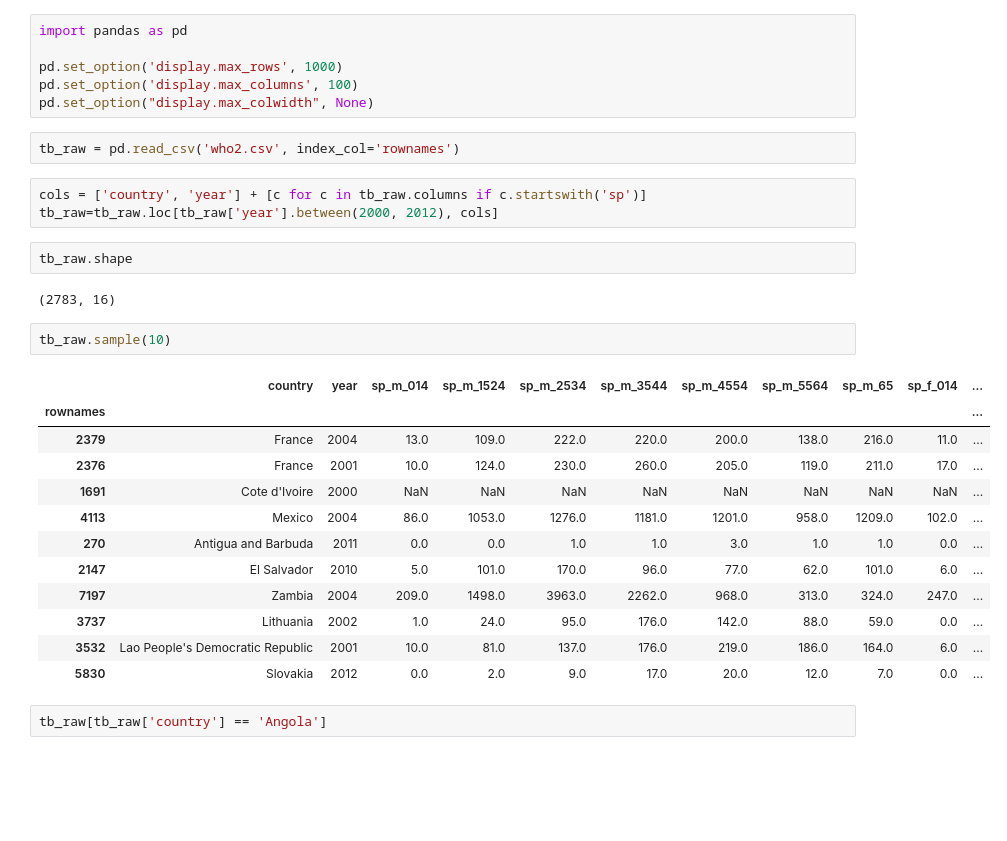
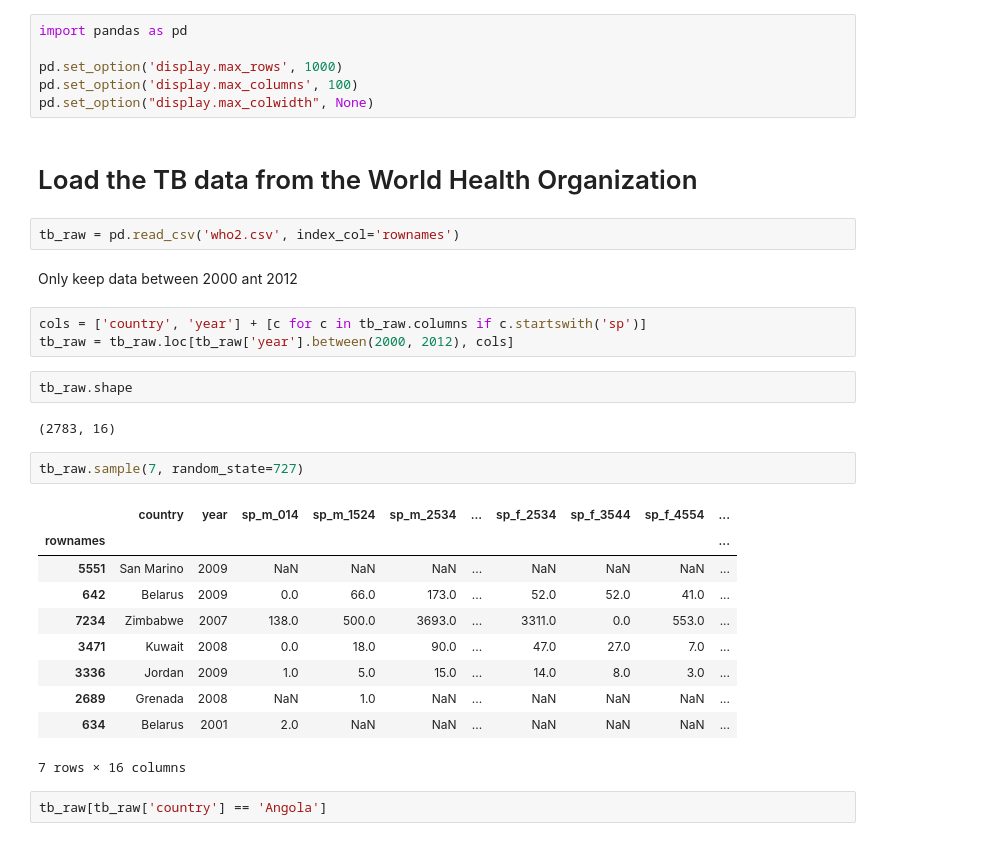
Before and after one commit to victoris93/data_class, a Jupyter notebook: exercises/tabular_tidy_data/tidy_data_solution.ipynb, the cells around one changed output. Drawn from its saved outputs; the diff is of its cells as text; blank space fills up the shorter version.

Commit message:
Tidy data exercise, complete solution

```diff
--- a/exercises/tb/make_tidy.ipynb
+++ b/exercises/tabular_tidy_data/tidy_data_solution.ipynb
@@ -4,30 +6,32 @@ import pandas as pd
 pd.set_option('display.max_rows', 1000)
 pd.set_option('display.max_columns', 100)
 pd.set_option("display.max_colwidth", None)
+# %% [markdown]
+# Load the TB data from the World Health Organization
 # %%
 tb_raw = pd.read_csv('who2.csv', index_col='rownames')
+# %% [markdown]
+Only keep data between 2000 ant 2012
 # %%
 cols = ['country', 'year'] + [c for c in tb_raw.columns if c.startswith('sp')]
-tb_raw=tb_raw.loc[tb_raw['year'].between(2000, 2012), cols]
+tb_raw = tb_raw.loc[tb_raw['year'].between(2000, 2012), cols]
 # %%
 tb_raw.shape
 # %% [output]
 (2783, 16)
 # %%
-tb_raw.sample(10)
+tb_raw.sample(7, random_state=727)
 # %% [output]
-|  | country | year | sp_m_014 | sp_m_1524 | sp_m_2534 | sp_m_3544 | sp_m_4554 | sp_m_5564 | sp_m_65 | sp_f_014 | ... |
-| rownames |  |  |  |  |  |  |  |  |  |  | ... |
-| 2379 | France | 2004 | 13.0 | 109.0 | 222.0 | 220.0 | 200.0 | 138.0 | 216.0 | 11.0 | ... |
-| 2376 | France | 2001 | 10.0 | 124.0 | 230.0 | 260.0 | 205.0 | 119.0 | 211.0 | 17.0 | ... |
-| 1691 | Cote d'Ivoire | 2000 | NaN | NaN | NaN | NaN | NaN | NaN | NaN | NaN | ... |
-| 4113 | Mexico | 2004 | 86.0 | 1053.0 | 1276.0 | 1181.0 | 1201.0 | 958.0 | 1209.0 | 102.0 | ... |
-| 270 | Antigua and Barbuda | 2011 | 0.0 | 0.0 | 1.0 | 1.0 | 3.0 | 1.0 | 1.0 | 0.0 | ... |
-| 2147 | El Salvador | 2010 | 5.0 | 101.0 | 170.0 | 96.0 | 77.0 | 62.0 | 101.0 | 6.0 | ... |
-| 7197 | Zambia | 2004 | 209.0 | 1498.0 | 3963.0 | 2262.0 | 968.0 | 313.0 | 324.0 | 247.0 | ... |
-| 3737 | Lithuania | 2002 | 1.0 | 24.0 | 95.0 | 176.0 | 142.0 | 88.0 | 59.0 | 0.0 | ... |
-| 3532 | Lao People's Democratic Republic | 2001 | 10.0 | 81.0 | 137.0 | 176.0 | 219.0 | 186.0 | 164.0 | 6.0 | ... |
-| 5830 | Slovakia | 2012 | 0.0 | 2.0 | 9.0 | 17.0 | 20.0 | 12.0 | 7.0 | 0.0 | ... |
+|  | country | year | sp_m_014 | sp_m_1524 | sp_m_2534 | ... | sp_f_2534 | sp_f_3544 | sp_f_4554 | ... |
+| rownames |  |  |  |  |  |  |  |  |  | ... |
+| 5551 | San Marino | 2009 | NaN | NaN | NaN | ... | NaN | NaN | NaN | ... |
+| 642 | Belarus | 2009 | 0.0 | 66.0 | 173.0 | ... | 52.0 | 52.0 | 41.0 | ... |
+| 7234 | Zimbabwe | 2007 | 138.0 | 500.0 | 3693.0 | ... | 3311.0 | 0.0 | 553.0 | ... |
+| 3471 | Kuwait | 2008 | 0.0 | 18.0 | 90.0 | ... | 47.0 | 27.0 | 7.0 | ... |
+| 3336 | Jordan | 2009 | 1.0 | 5.0 | 15.0 | ... | 14.0 | 8.0 | 3.0 | ... |
+| 2689 | Grenada | 2008 | NaN | 1.0 | NaN | ... | NaN | NaN | NaN | ... |
+| 634 | Belarus | 2001 | 2.0 | NaN | NaN | ... | NaN | NaN | NaN | ... |
+7 rows × 16 columns
 # %%
 tb_raw[tb_raw['country'] == 'Angola']
 # %% [output]
```
Also changed, not shown: parts of 5 cells of this notebook, 2 other files.
